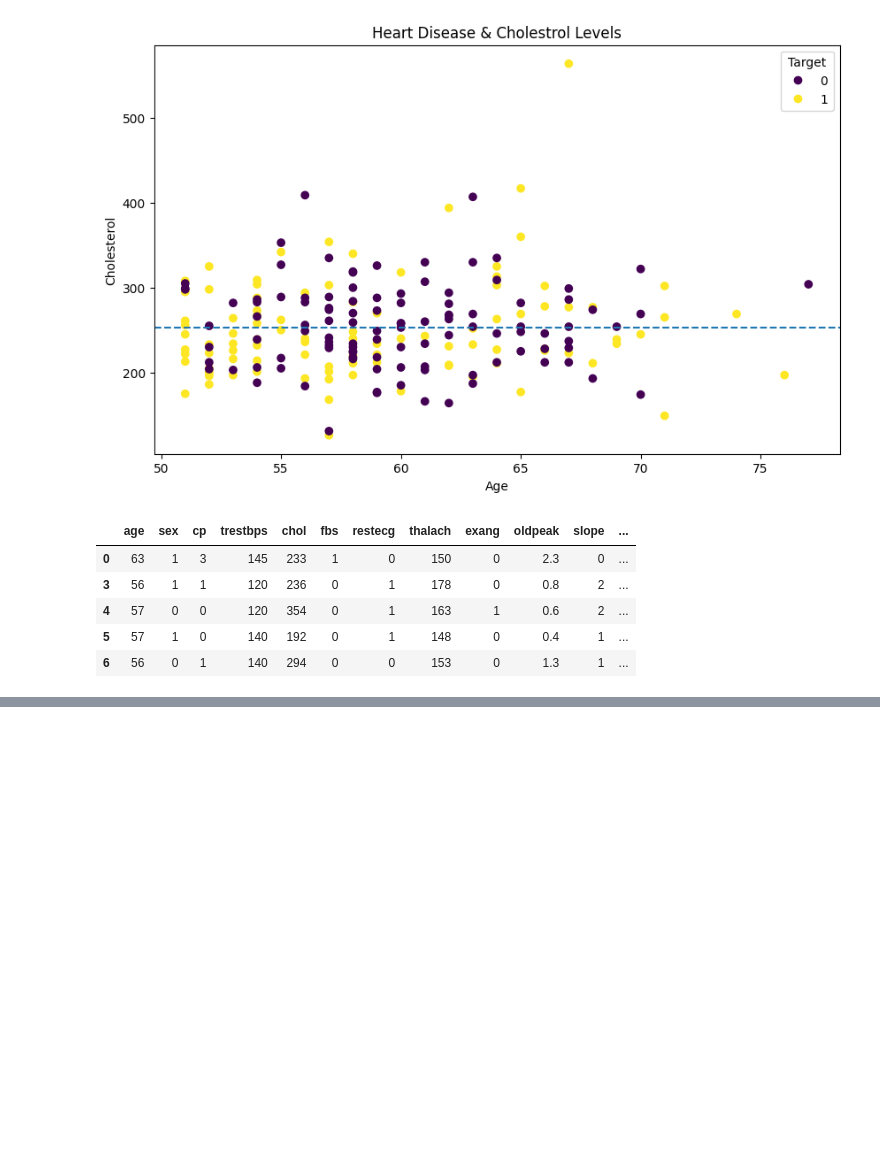
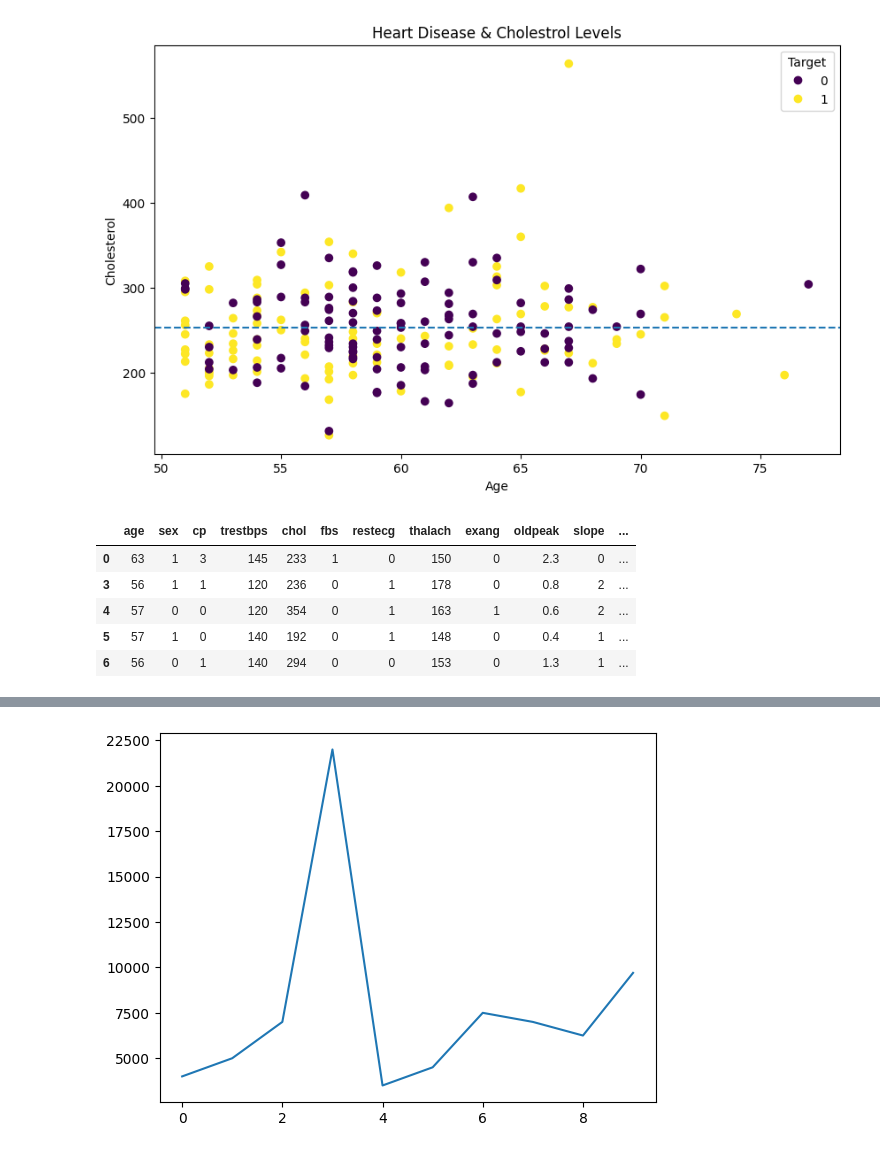
Before and after one commit to abbaac/dataScienceBootCamp, a Jupyter notebook: sample_project_1/matplotlib/Intro to Matplotlib.ipynb, the cells around one changed output, grey strips where cells are left out. Drawn from its saved outputs; the diff is of its cells as text; code cells hidden in the pictures; blank space fills up the shorter version.

```diff
--- a/sample_project_1/matplotlib/Intro to Matplotlib.ipynb
+++ b/sample_project_1/matplotlib/Intro to Matplotlib.ipynb
@@ -472,0 +520,4 @@ ax0.axhline(y=over_50['chol'].mean(),
+# %%
+car_sales["Price"].plot();
+# %% [output]
+[figure, added]
```
Also changed, not shown: parts of 14 cells of this notebook.
